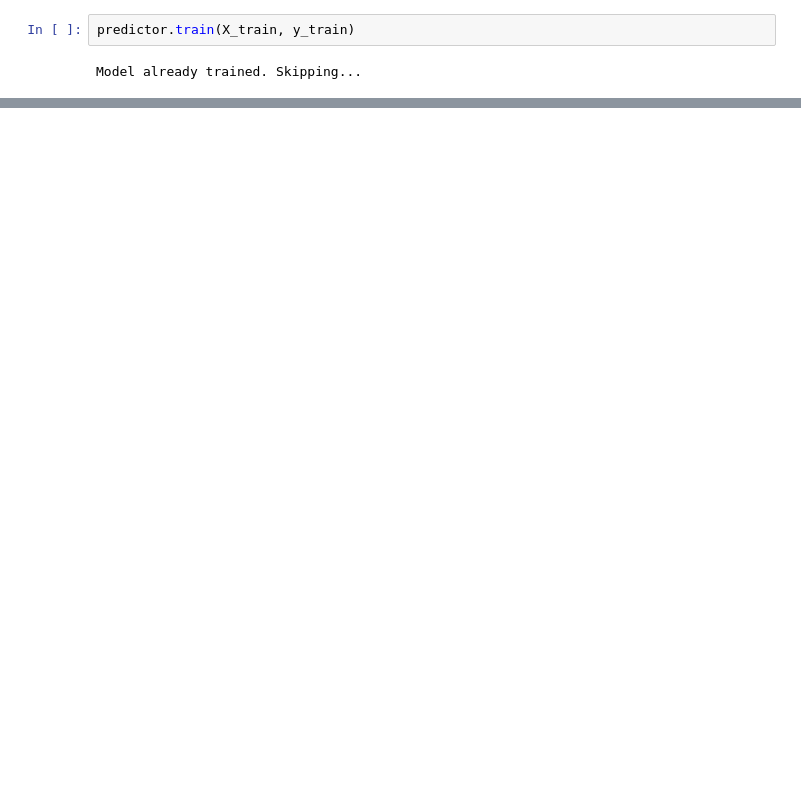
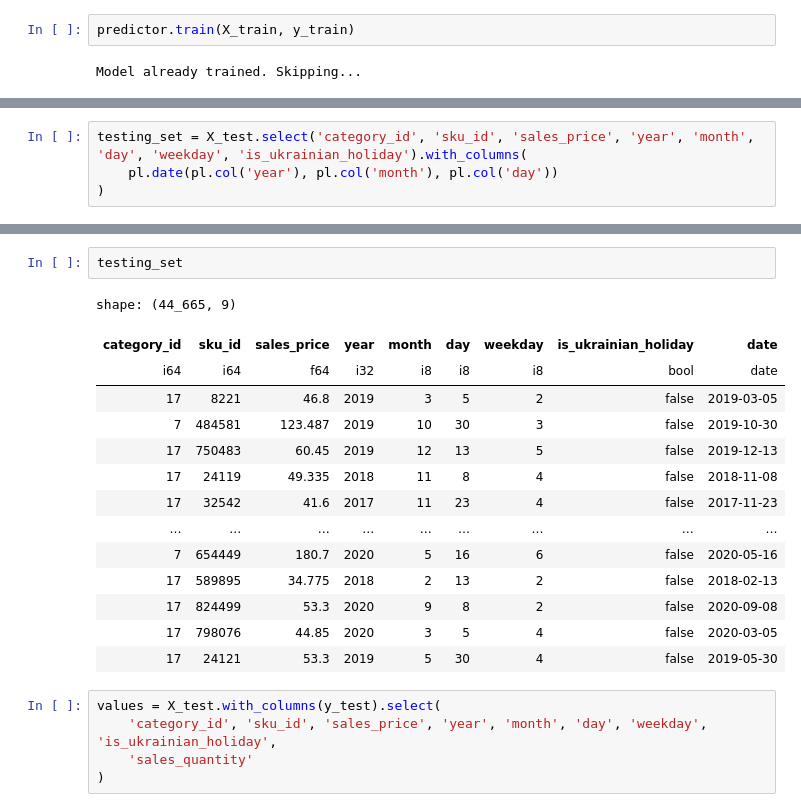
Before and after one commit to lezhocheck/sales-prediction, a Jupyter notebook: notebooks/predict.ipynb, the cells around one changed output, grey strips where cells are left out. Saved outputs shown, nothing was run; the diff lists cells and outputs as text; blank space fills up the shorter version.

```diff
--- a/notebooks/predict.ipynb
+++ b/notebooks/predict.ipynb
@@ -30,0 +90,4 @@ predictor.eval(X_test, y_test, apply_cv=False)
+# %%
+testing_set = X_test.select('category_id', 'sku_id', 'sales_price', 'year', 'month', 'day', 'weekday', 'is_ukrainian_holiday').with_columns(
+    pl.date(pl.col('year'), pl.col('month'), pl.col('day'))
+)
@@ -30,0 +151,22 @@ predictor.eval(X_test, y_test, apply_cv=False)
+# %%
+testing_set
+# %% [output]
+shape: (44_665, 9)
+| category_id | sku_id | sales_price | year | month | day | weekday | is_ukrainian_holiday | date |
+| i64 | i64 | f64 | i32 | i8 | i8 | i8 | bool | date |
+| 17 | 8221 | 46.8 | 2019 | 3 | 5 | 2 | false | 2019-03-05 |
+| 7 | 484581 | 123.487 | 2019 | 10 | 30 | 3 | false | 2019-10-30 |
+| 17 | 750483 | 60.45 | 2019 | 12 | 13 | 5 | false | 2019-12-13 |
+| 17 | 24119 | 49.335 | 2018 | 11 | 8 | 4 | false | 2018-11-08 |
+| 17 | 32542 | 41.6 | 2017 | 11 | 23 | 4 | false | 2017-11-23 |
+| … | … | … | … | … | … | … | … | … |
+| 7 | 654449 | 180.7 | 2020 | 5 | 16 | 6 | false | 2020-05-16 |
+| 17 | 589895 | 34.775 | 2018 | 2 | 13 | 2 | false | 2018-02-13 |
+| 17 | 824499 | 53.3 | 2020 | 9 | 8 | 2 | false | 2020-09-08 |
+| 17 | 798076 | 44.85 | 2020 | 3 | 5 | 4 | false | 2020-03-05 |
+| 17 | 24121 | 53.3 | 2019 | 5 | 30 | 4 | false | 2019-05-30 |
+# %%
+values = X_test.with_columns(y_test).select(
+    'category_id', 'sku_id', 'sales_price', 'year', 'month', 'day', 'weekday', 'is_ukrainian_holiday',
+    'sales_quantity'
+)
```
Also changed, not shown: parts of 16 cells of this notebook, 3 other files.
